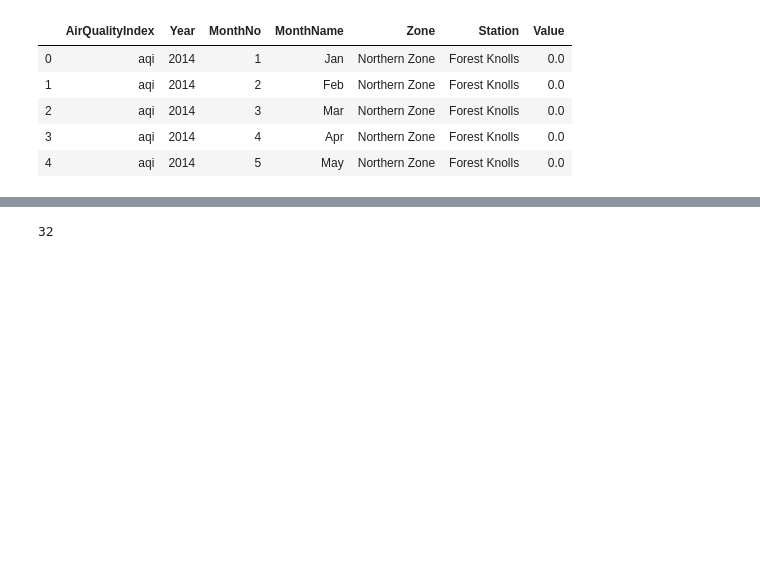
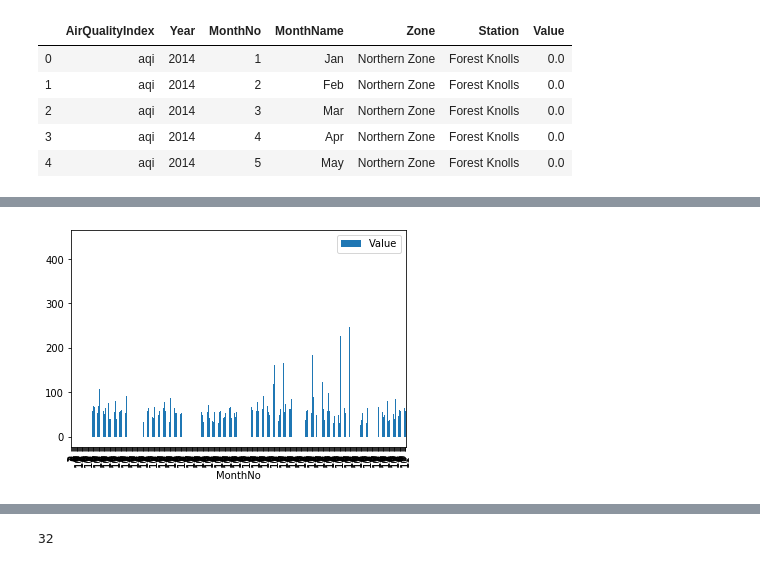
Before and after one commit to s-c-soma/cmpe255_CA_RespiratoryDiseaseVS.Airquality_Prediction-Association, a Jupyter notebook: notebooks/AQ-Vistualization.ipynb, the cells around one changed output, grey strips where cells are left out. Cells and saved outputs as stored; diff of their text form; code cells hidden in the pictures; blank space fills up the shorter version.

Commit message:
AQ-Visualization file has aq data trendind pattern code

```diff
--- a/notebooks/AQ-Vistualization.ipynb
+++ b/notebooks/AQ-Vistualization.ipynb
@@ -8,7 +8,7 @@ import seaborn as sns
 # %% [output]
 AirQuality         Disease cases      Purple Air         county_station.csv
 # %%
-data = pd.read_csv('../Datasets/AirQuality/AQData_monthly_2014_2019.csv', low_memory =False)
+data = pd.read_csv('C:/Users/subar/Downloads/GitHub/cmpe255_Project/Cmpe255_Project/Datasets/AirQuality/AQData_monthly_2014_2019.csv', low_memory =False)
 # %%
 data.head()
 # %% [output]
@@ -20,0 +30,3 @@ data.head()
+# %%
+filtered_zonedata = data[(data['Zone'].isin(['Northern Zone']))] # & (data['Year'].isin(['2016']))
+filtered_zonedata.head()
@@ -20,0 +41,7 @@ data.head()
+# %%
+#histogram for zonal AQ value to understand trend
+
+filtered_zonedata.plot(x="MonthNo", y=["Value", "Station"], kind="bar")
+plt.show()
+# %% [output]
+[figure, added]
```
Also changed, not shown: parts of 9 cells of this notebook.
